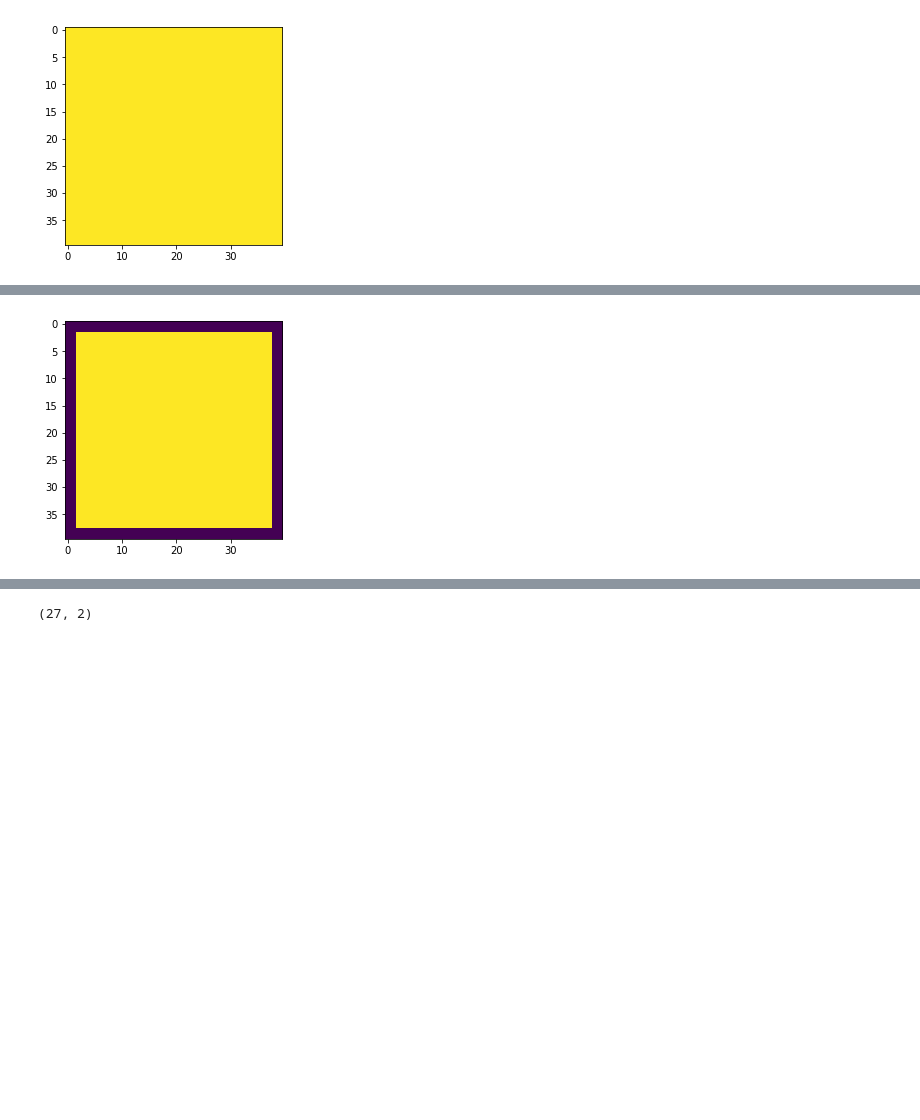
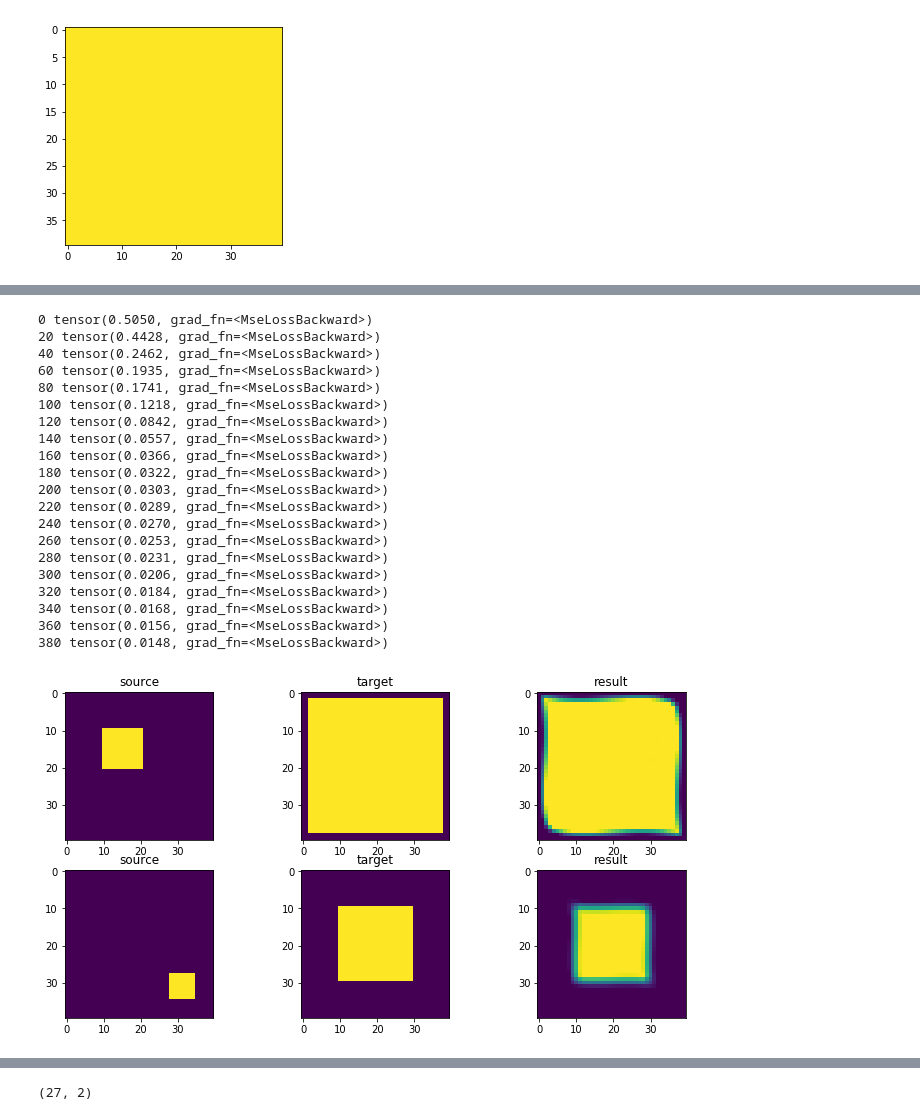
Before and after one commit to cheind/py-thin-plate-spline, a Jupyter notebook: TPS.ipynb, the cells around one changed output, grey strips where cells are left out. Cells and saved outputs as stored; diff of their text form; code cells hidden in the pictures; blank space fills up the shorter version.

```diff
--- a/TPS.ipynb
+++ b/TPS.ipynb
@@ -206,55 +154,67 @@ plt.imshow(warped, vmin=0, vmax=1)
+# %%
+def to_numpy_image(x):
+    return (x.detach().permute(0,2,3,1).numpy()*255).astype(np.uint8)
 # %%
 import torch.optim as optim
 import torch.nn.functional as F
 
-target = torch.zeros_like(img)
+src = torch.zeros(2, 1, 40, 40)
+src[0,..., 10:21, 10:21] = 1
+src[1,..., 28:35, 28:35] = 1
+
+target = torch.zeros_like(src)
 target[0, ..., 2:-2, 2:-2] = 1
 target[1, ..., 10:-10, 10:-10] = 1
 
-targetcv = (target[0].detach().permute(1,2,0).numpy()*255).astype(np.uint8)
-plt.imshow(targetcv.squeeze(), vmin=0, vmax=1)
-plt.show()
-
-targetcv = (target[1].detach().permute(1,2,0).numpy()*255).astype(np.uint8)
-plt.imshow(targetcv.squeeze(), vmin=0, vmax=1)
-plt.show()
-
-
-H,W = 4,6
-c_dst = torch.zeros(H, W, 2)
-c_dst[..., 0] = torch.linspace(0, 1, W)
-c_dst[..., 1] = torch.linspace(0, 1, H).unsqueeze(-1)
-c_dst = c_dst.view(-1, 2)
-
-theta = torch.zeros(img.shape[0], (c_dst.shape[0]+3), 2, requires_grad=True)
-size = img.shape
+c_dst = tpspth.uniform_control_points((2,2)).view(-1, 2)
+theta = torch.zeros(src.shape[0], (c_dst.shape[0]+3), 2, requires_grad=True)
+size = src.shape
 opt = optim.Adam([theta], lr=1e-2)
 
-
-for i in range(500):
+for i in range(400):
     opt.zero_grad()
 
     grid = tpspth.tps_grid(theta, torch.tensor(c_dst), size)
-    warped = F.grid_sample(img, grid)
+    warped = F.grid_sample(src, grid)
 
     loss = F.mse_loss(warped, target)
     loss.backward()
     opt.step()
 
     if i % 20 == 0:
-        print(loss, warped.mean())
+        print(i, loss)
 
-print(warped.min(), warped.max())
+src_np = to_numpy_image(src).squeeze()
+dst_np = to_numpy_image(target).squeeze()
+final_np = to_numpy_image(warped).squeeze()
 
-warpedcv = (warped[0].detach().permute(1,2,0).numpy()*255).astype(np.uint8)
-plt.imshow(warpedcv.squeeze())
-plt.show()
-
-warpedcv = (warped[1].detach().permute(1,2,0).numpy()*255).astype(np.uint8)
-plt.imshow(warpedcv.squeeze())
-plt.show()
-
-#
-#warped = F.grid_sample(img, grid)
+fig, axs = plt.subplots(src.shape[0], 3, figsize=(12,6))
+for i in range(src.shape[0]):
+    axs[i,0].imshow(src_np[i])
+    axs[i,1].imshow(dst_np[i])
+    axs[i,2].imshow(final_np[i])
+    axs[i,0].set_title('source')
+    axs[i,1].set_title('target')
+    axs[i,2].set_title('result')
 # %% [output]
+0 tensor(0.5050, grad_fn=<MseLossBackward>)
+20 tensor(0.4428, grad_fn=<MseLossBackward>)
+40 tensor(0.2462, grad_fn=<MseLossBackward>)
+60 tensor(0.1935, grad_fn=<MseLossBackward>)
+80 tensor(0.1741, grad_fn=<MseLossBackward>)
+100 tensor(0.1218, grad_fn=<MseLossBackward>)
+120 tensor(0.0842, grad_fn=<MseLossBackward>)
+140 tensor(0.0557, grad_fn=<MseLossBackward>)
+160 tensor(0.0366, grad_fn=<MseLossBackward>)
+180 tensor(0.0322, grad_fn=<MseLossBackward>)
+200 tensor(0.0303, grad_fn=<MseLossBackward>)
+220 tensor(0.0289, grad_fn=<MseLossBackward>)
+240 tensor(0.0270, grad_fn=<MseLossBackward>)
+260 tensor(0.0253, grad_fn=<MseLossBackward>)
+280 tensor(0.0231, grad_fn=<MseLossBackward>)
+300 tensor(0.0206, grad_fn=<MseLossBackward>)
+320 tensor(0.0184, grad_fn=<MseLossBackward>)
+340 tensor(0.0168, grad_fn=<MseLossBackward>)
+360 tensor(0.0156, grad_fn=<MseLossBackward>)
+380 tensor(0.0148, grad_fn=<MseLossBackward>)
-[figure, old version]
+[figure, new version]
```
Also changed, not shown: parts of 3 cells of this notebook, 1 other file.
